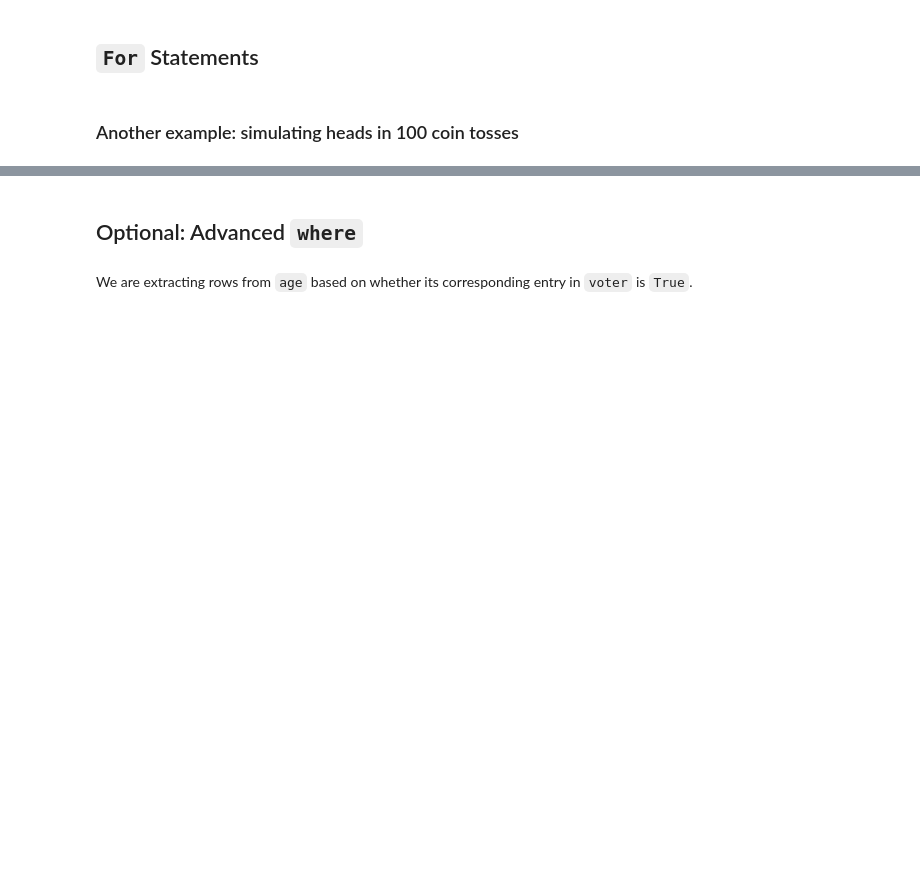
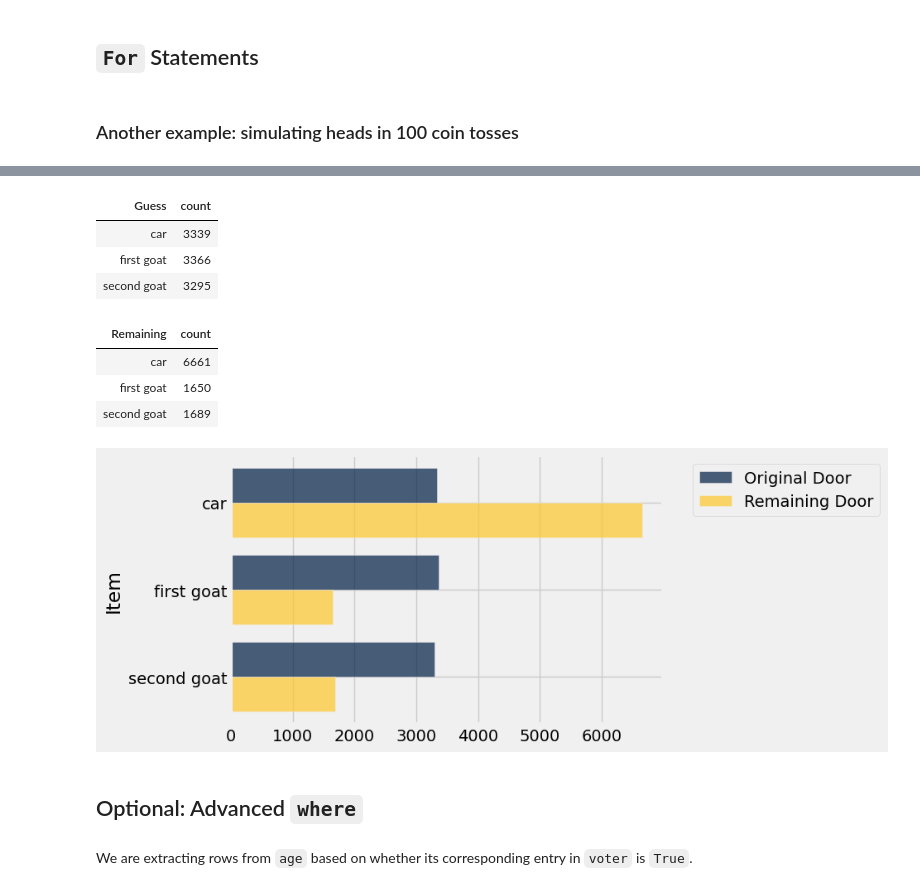
Before and after one commit to austinmohrnwu/24-fall-intro, a Jupyter notebook: lec08/lec08.ipynb, the cells around one changed output, grey strips where cells are left out. Drawn from its saved outputs; the diff is of its cells as text; code cells hidden in the pictures; blank space fills up the shorter version.

Commit message:
added monty hall

```diff
--- a/lec08/lec08.ipynb
+++ b/lec08/lec08.ipynb
@@ -324,0 +351,3 @@ heads.hist(bins = np.arange(29.5, 70.6))
+# %%
+for i in np.arange(10):
+    print(monty_hall_game())
@@ -324,0 +365,11 @@ heads.hist(bins = np.arange(29.5, 70.6))
+# %%
+# empty collection table
+games = Table(['Guess', 'Revealed', 'Remaining'])
+
+# Play the game 10000 times and
+# record the results in the table games
+
+for i in np.arange(10000):
+    games.append(monty_hall_game())
+
+games.show(10)
@@ -325,3 +389,25 @@ heads.hist(bins = np.arange(29.5, 70.6))
+# %%
+original_choice = games.group('Guess')
+original_choice
+# %% [output]
+| Guess | count |
+| car | 3339 |
+| first goat | 3366 |
+| second goat | 3295 |
+# %%
+remaining_door = games.group('Remaining')
+remaining_door
+# %% [output]
+| Remaining | count |
+| car | 6661 |
+| first goat | 1650 |
+| second goat | 1689 |
+# %%
+joined = original_choice.join('Guess', remaining_door, 'Remaining')
+combined = joined.relabeled(0, 'Item').relabeled(1, 'Original Door').relabeled(2, 'Remaining Door')
+combined.barh('Item')
+# %% [output]
+[figure, added]
 # %% [markdown]
 ## Optional: Advanced `where` ##
 # %%
```
Also changed, not shown: parts of 4 cells of this notebook.
